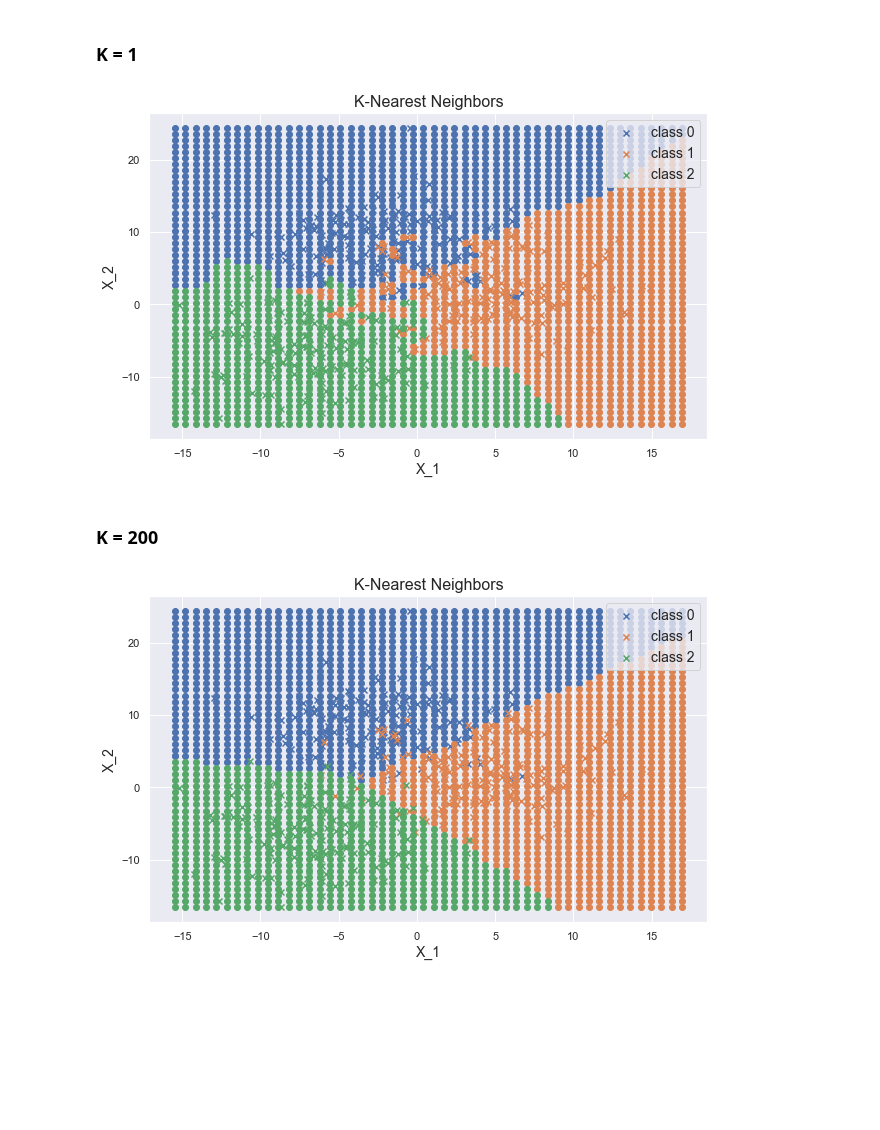
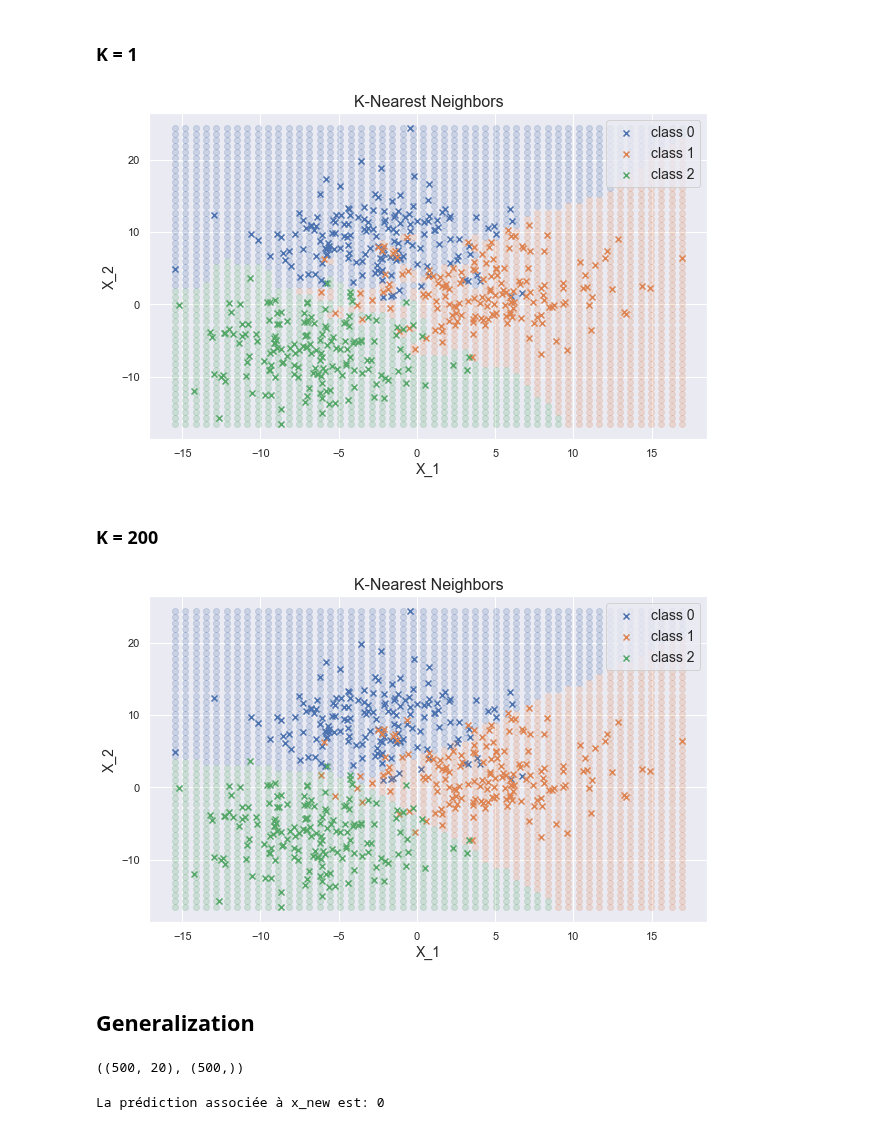
Before and after one commit to JeremCab/ModelisationMathBUT, a Jupyter notebook: TP/2_KNN_CORR.ipynb, the cells around one changed output. Drawn from its saved outputs; the diff is of its cells as text; code cells hidden in the pictures; blank space fills up the shorter version.

```diff
--- a/TP/2_KNN_CORR.ipynb
+++ b/TP/2_KNN_CORR.ipynb
@@ -143,8 +151,8 @@ class KNN():
             Either "classification" or "regression"
         """
 
-        self.k = k       # nb of neighbors
-        self.mode = mode # clasification or regression
+        self.k = k
+        self.mode = mode
 
 
     def fit(self, X, y):
@@ -162,6 +170,7 @@ class KNN():
         """
         self.X = X
         self.y = y
+
 
     def _get_distances_and_targets(self, x_new):
         """
@@ -197,17 +206,18 @@ class KNN():
 
         dist_and_targets = []
 
-        for i in range(len(self.X)):
+        for x, y in zip(self.X, self.y):
 
-            dist_i = np.sqrt(sum(np.square(self.X[i] - x_new)))
-            target_i = self.y[i]
-            dist_and_targets.append([dist_i, target_i])
+            d = np.linalg.norm(x_new - x)
+            dist_and_targets.append((d, y))
 
-        dist_and_targets = sorted(dist_and_targets, key = lambda x : x[0])
-        distances = [x[0] for x in dist_and_targets[0: self.k]]
-        targets = [x[1] for x in dist_and_targets[0: self.k]]
+        dist_and_targets.sort(key=lambda x: x[0])
+        dist_and_targets = dist_and_targets[:self.k]
 
-        return distances, targets
+        dist = [x[0] for x in dist_and_targets]
+        targets = [x[1] for x in dist_and_targets]
+
+        return dist, targets
 
 
     def predict(self, x_new):
@@ -232,17 +242,9 @@ class KNN():
             Prediction for the point x_new (class or value).
         """
 
-        distances, targets = self._get_distances_and_targets(x_new)
+        _, targets = self._get_distances_and_targets(x_new)
 
-        if self.mode == "classification":
-
-            y_new_hat = Counter(targets).most_common()[0][0]
-
-        elif mode == "regression":
-
-            y_new_hat = np.mean(targets)
-
-        return y_new_hat
+        return Counter(targets).most_common()[0][0]
 # %% [markdown]
 ## Results
 # %%
@@ -311,15 +313,15 @@ plt.figure(figsize=(10, 6))
 
 plt.scatter(X[y==0][:, 0], X[y==0][:, 1], color="C0", marker = 'x', label="class 0")
 plt.scatter(points_a[class_0][:, 0], points_a[class_0][:, 1],
-            color="C0", alpha=1, marker = 'o')
+            color="C0", alpha=0.2, marker = 'o')
 
 plt.scatter(X[y==1][:, 0], X[y==1][:, 1], color="C1", marker = 'x', label="class 1")
 plt.scatter(points_a[class_1][:, 0], points_a[class_1][:, 1],
-            color="C1", alpha=1, marker = 'o')
+            color="C1", alpha=0.2, marker = 'o')
 
 plt.scatter(X[y==2][:, 0], X[y==2][:, 1], color="C2", marker = 'x', label="class 2")
 plt.scatter(points_a[class_2][:, 0], points_a[class_2][:, 1],
-            color="C2", alpha=1, marker = 'o')
+            color="C2", alpha=0.2, marker = 'o')
 
 plt.xlabel("X_1", fontsize=14)
 plt.ylabel("X_2", fontsize=14)
@@ -329,7 +331,7 @@ plt.title("K-Nearest Neighbors", fontsize=16)
 # plt.savefig("knn.jpg")
 plt.show()
 # %% [output]
-[figure, old version]
+[figure, new version]
 # %% [markdown]
 ### K = 200
 # %%
@@ -341,25 +343,33 @@ points_a, class_0, class_1, class_2 = predict_all_points(X, knn)
 # %%
 # plot regions k = 10
 plt.figure(figsize=(10, 6))
 
 plt.scatter(X[y==0][:, 0], X[y==0][:, 1], color="C0", marker = 'x', label="class 0")
 plt.scatter(points_a[class_0][:, 0], points_a[class_0][:, 1],
-            color="C0", alpha=1, marker = 'o')
+            color="C0", alpha=0.2, marker = 'o')
 
 plt.scatter(X[y==1][:, 0], X[y==1][:, 1], color="C1", marker = 'x', label="class 1")
 plt.scatter(points_a[class_1][:, 0], points_a[class_1][:, 1],
-            color="C1", alpha=1, marker = 'o')
+            color="C1", alpha=0.2, marker = 'o')
 
 plt.scatter(X[y==2][:, 0], X[y==2][:, 1], color="C2", marker = 'x', label="class 2")
 plt.scatter(points_a[class_2][:, 0], points_a[class_2][:, 1],
-            color="C2", alpha=1, marker = 'o')
+            color="C2", alpha=0.2, marker = 'o')
 
 plt.xlabel("X_1", fontsize=14)
 plt.ylabel("X_2", fontsize=14)
 plt.legend(fontsize=14)
 plt.title("K-Nearest Neighbors", fontsize=16)
 
 # plt.savefig("knn.jpg")
 plt.show()
 # %% [output]
-[figure, old version]
+[figure, new version]
+# %% [markdown]
+## Generalization
+# %%
+# generate data
+X, y = make_blobs(n_samples=500, n_features=20, centers=5, cluster_std=4.0, random_state=42)
+X.shape, y.shape
+# %% [output]
+((500, 20), (500,))
@@ -365,0 +379,6 @@ plt.show()
+# %%
+x_new = np.random.normal(1, 3, size=(X.shape[1]))
+y_new_hat = knn2.predict(x_new)
+print(f"La prédiction associée à x_new est: {y_new_hat}")
+# %% [output]
+La prédiction associée à x_new est: 0
```
Also changed, not shown: parts of 6 cells of this notebook, 1 other file.
